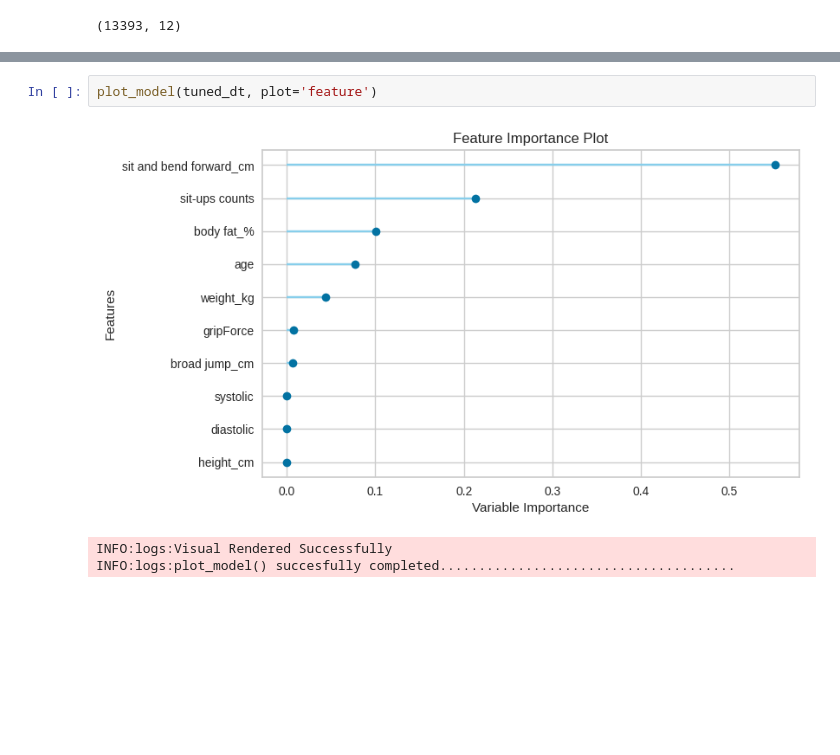
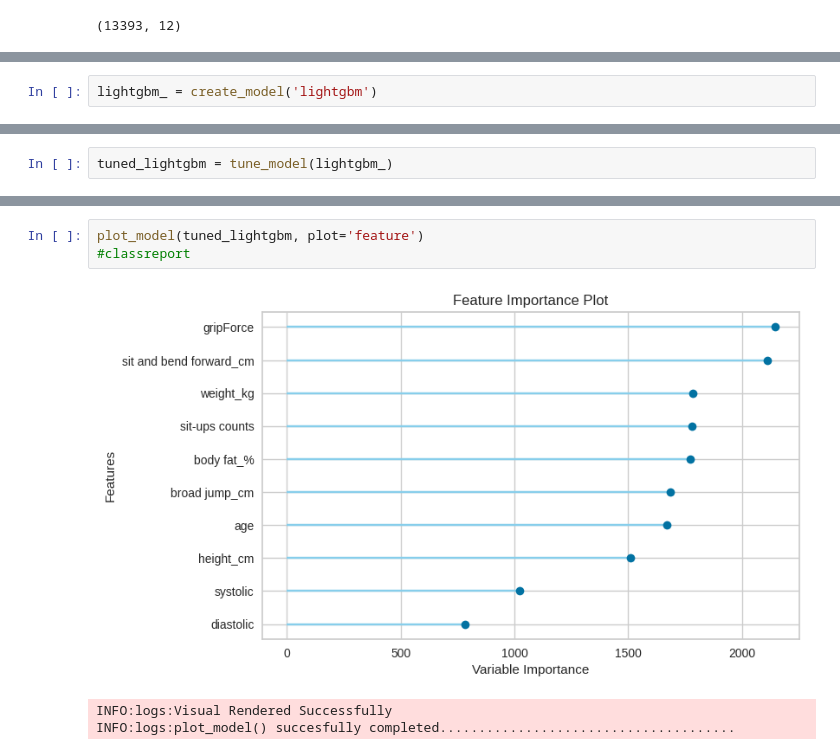
Before and after one commit to Dhanasree-Rajamani/Data_Mining_Article_and_Assignments, a Jupyter notebook: bodyPerformance_dataset_classification_multiclass_classification.ipynb, the cells around one changed output, grey strips where cells are left out. Drawn from its saved outputs; the diff is of its cells as text; blank space fills up the shorter version.

```diff
--- a/bodyPerformance_dataset_classification_multiclass_classification.ipynb
+++ b/bodyPerformance_dataset_classification_multiclass_classification.ipynb
@@ -202,0 +177,2 @@ INFO:logs:create_model() succesfully completed..................................
+# %%
+lightgbm_ = create_model('lightgbm')
@@ -304,0 +279,2 @@ INFO:logs:tune_model() succesfully completed....................................
+# %%
+tuned_lightgbm = tune_model(lightgbm_)
@@ -324,8 +329,9 @@ plot_model(tuned_dt, plot = 'confusion_matrix')
 INFO:logs:Visual Rendered Successfully
 INFO:logs:plot_model() succesfully completed......................................
 # %%
-plot_model(tuned_dt, plot='feature')
+plot_model(tuned_lightgbm, plot='feature')
+#classreport
 # %% [output]
-[figure, old version]
+[figure, new version]
 INFO:logs:Visual Rendered Successfully
 INFO:logs:plot_model() succesfully completed......................................
```
Also changed, not shown: parts of 31 cells of this notebook.
